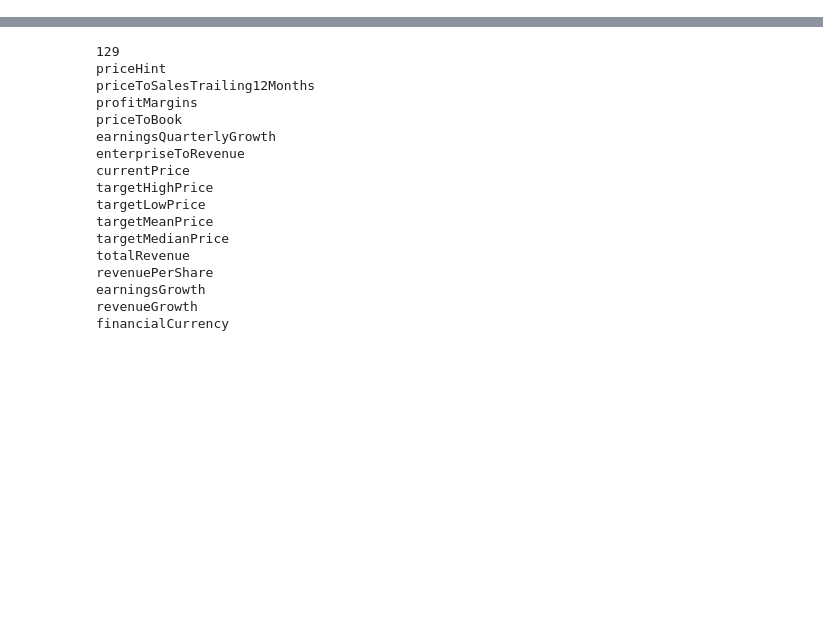
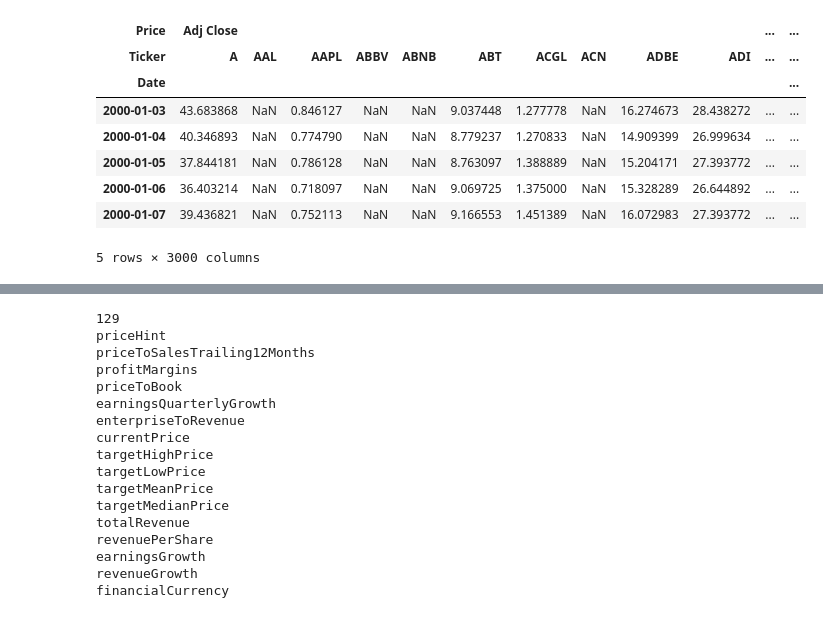
Before and after one commit to mydcxiao/vlm_behavioral_fin, a Jupyter notebook: data/sp500.ipynb, the cells around one changed output, grey strips where cells are left out. Saved outputs shown, nothing was run; the diff lists cells and outputs as text; code cells hidden in the pictures; blank space fills up the shorter version.

```diff
--- a/data/sp500.ipynb
+++ b/data/sp500.ipynb
@@ -27,0 +40,14 @@ prices = fetch_and_save_prices(tickers)
+# %%
+#load the data from the saved csv file
+prices = pd.read_csv('sp500_prices_from_2000-01-01_to_2024-03-14.csv', header=[0, 1], index_col=0)
+prices.head()
+# %% [output]
+| Price | Adj Close |  |  |  |  |  |  |  |  |  | ... | ... |
+| Ticker | A | AAL | AAPL | ABBV | ABNB | ABT | ACGL | ACN | ADBE | ADI | ... | ... |
+| Date |  |  |  |  |  |  |  |  |  |  |  | ... |
+| 2000-01-03 | 43.683868 | NaN | 0.846127 | NaN | NaN | 9.037448 | 1.277778 | NaN | 16.274673 | 28.438272 | ... | ... |
+| 2000-01-04 | 40.346893 | NaN | 0.774790 | NaN | NaN | 8.779237 | 1.270833 | NaN | 14.909399 | 26.999634 | ... | ... |
+| 2000-01-05 | 37.844181 | NaN | 0.786128 | NaN | NaN | 8.763097 | 1.388889 | NaN | 15.204171 | 27.393772 | ... | ... |
+| 2000-01-06 | 36.403214 | NaN | 0.718097 | NaN | NaN | 9.069725 | 1.375000 | NaN | 15.328289 | 26.644892 | ... | ... |
+| 2000-01-07 | 39.436821 | NaN | 0.752113 | NaN | NaN | 9.166553 | 1.451389 | NaN | 16.072983 | 27.393772 | ... | ... |
+5 rows × 3000 columns
```
Also changed, not shown: parts of 30 cells of this notebook, 26 other files.
